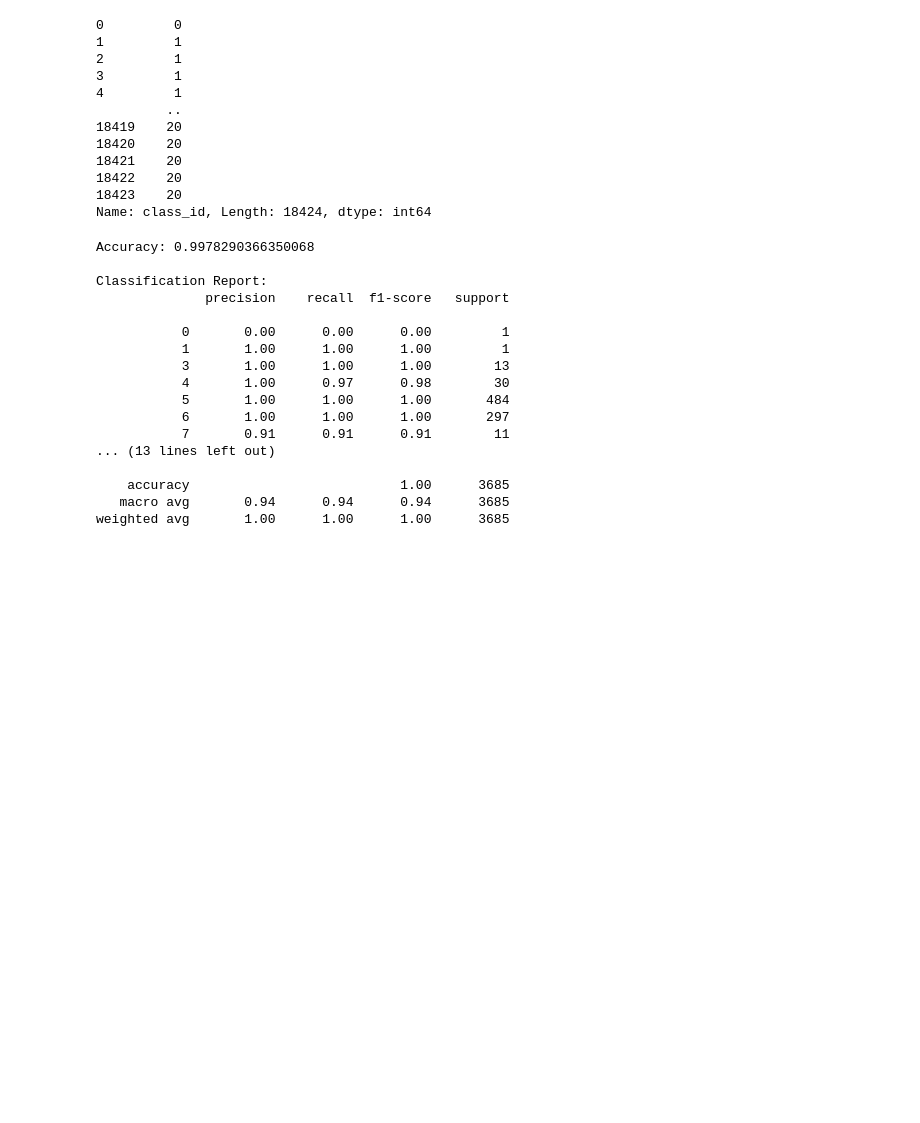
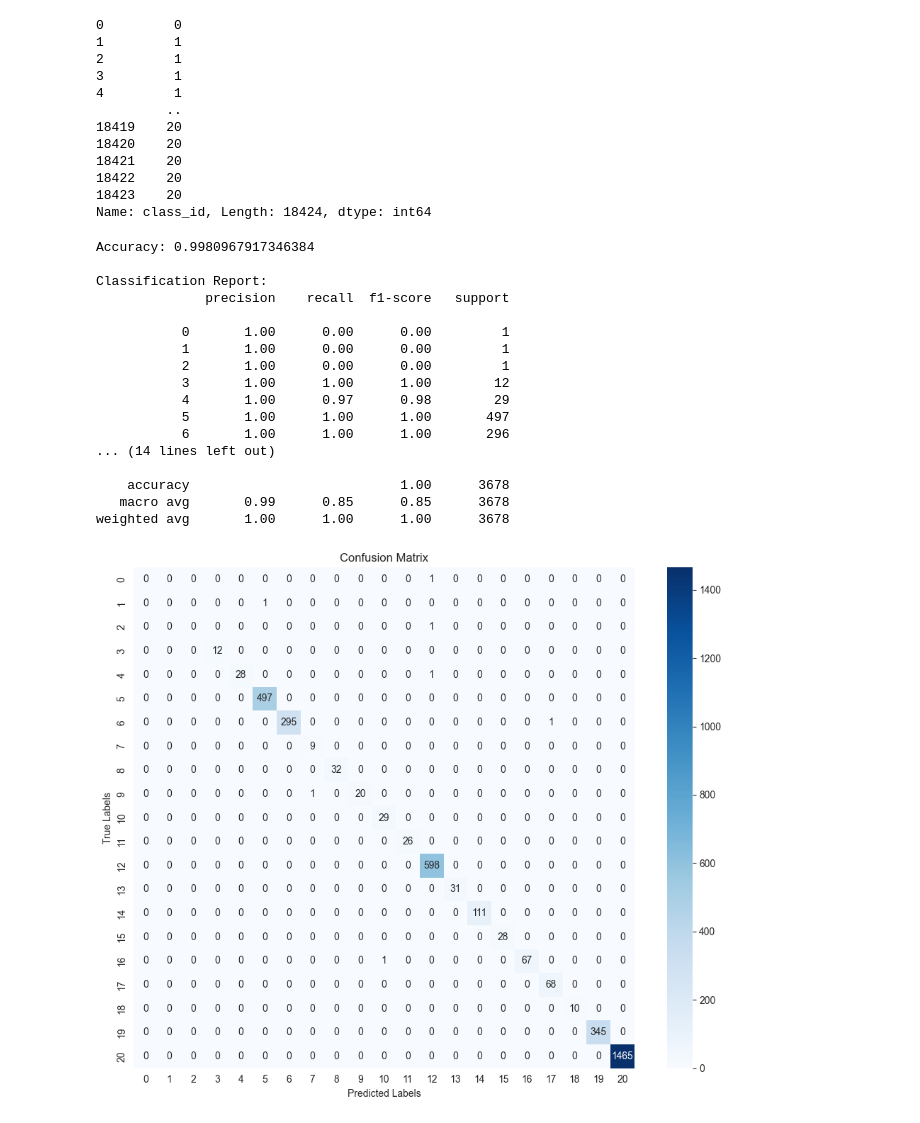
Before and after one commit to FuseII/dam_system, a Jupyter notebook: classification.ipynb, the cells around one changed output. Drawn from its saved outputs; the diff is of its cells as text; code cells hidden in the pictures; blank space fills up the shorter version.

Commit message:
classification

```diff
--- a/classification.ipynb
+++ b/classification.ipynb
@@ -260,5 +264,5 @@ X = final_df['embeddings']
 X = np.vstack(X.values)  # или np.array(X.tolist())
 y = final_df['class_id'].values
 # %%
-# Разделение на train/test
-X_train, X_test, y_train, y_test = train_test_split(X, y, test_size=0.2, random_state=42)
+# Разделение на train/test. Не работает т.к. в некоторых классах могут быть только один сэмпл
+# X_train, X_test, y_train, y_test = train_test_split(X, y, test_size=0.2, random_state=42, stratify=y)
@@ -272,22 +325,44 @@ y_pred = classifier.predict(X_test)
 
 print("Accuracy:", accuracy_score(y_test, y_pred))
 print("\nClassification Report:")
-print(classification_report(y_test, y_pred))
+print(classification_report(y_test, y_pred, zero_division=1))
 # %% [output]
-Accuracy: 0.9978290366350068
+Accuracy: 0.9980967917346384
 
 Classification Report:
               precision    recall  f1-score   support
 
-           0       0.00      0.00      0.00         1
-           1       1.00      1.00      1.00         1
-           3       1.00      1.00      1.00        13
-           4       1.00      0.97      0.98        30
-           5       1.00      1.00      1.00       484
-           6       1.00      1.00      1.00       297
-           7       0.91      0.91      0.91        11
-... (13 lines left out)
+           0       1.00      0.00      0.00         1
+           1       1.00      0.00      0.00         1
+           2       1.00      0.00      0.00         1
+           3       1.00      1.00      1.00        12
+           4       1.00      0.97      0.98        29
+           5       1.00      1.00      1.00       497
+           6       1.00      1.00      1.00       296
+... (14 lines left out)
 
-    accuracy                           1.00      3685
-   macro avg       0.94      0.94      0.94      3685
-weighted avg       1.00      1.00      1.00      3685
+    accuracy                           1.00      3678
+   macro avg       0.99      0.85      0.85      3678
+weighted avg       1.00      1.00      1.00      3678
+# %%
+import seaborn as sns
+from sklearn.metrics import confusion_matrix
+plt.figure(figsize=(10, 8))
+# Вычисляем confusion matrix
+cm = confusion_matrix(y_test, y_pred)
+sns.heatmap(cm,
+            annot=True,
+            fmt='d',
+            cmap='Blues',
+            cbar=True,
+            # xticklabels=class_unique_names,
+            # yticklabels=class_unique_names,
+            square=True)
+
+plt.title('Confusion Matrix')
+plt.xlabel('Predicted Labels')
+plt.ylabel('True Labels')
+plt.tight_layout()
+plt.show()
+# %% [output]
+[figure, added]
```
Also changed, not shown: parts of 13 cells of this notebook, 2 other files.
